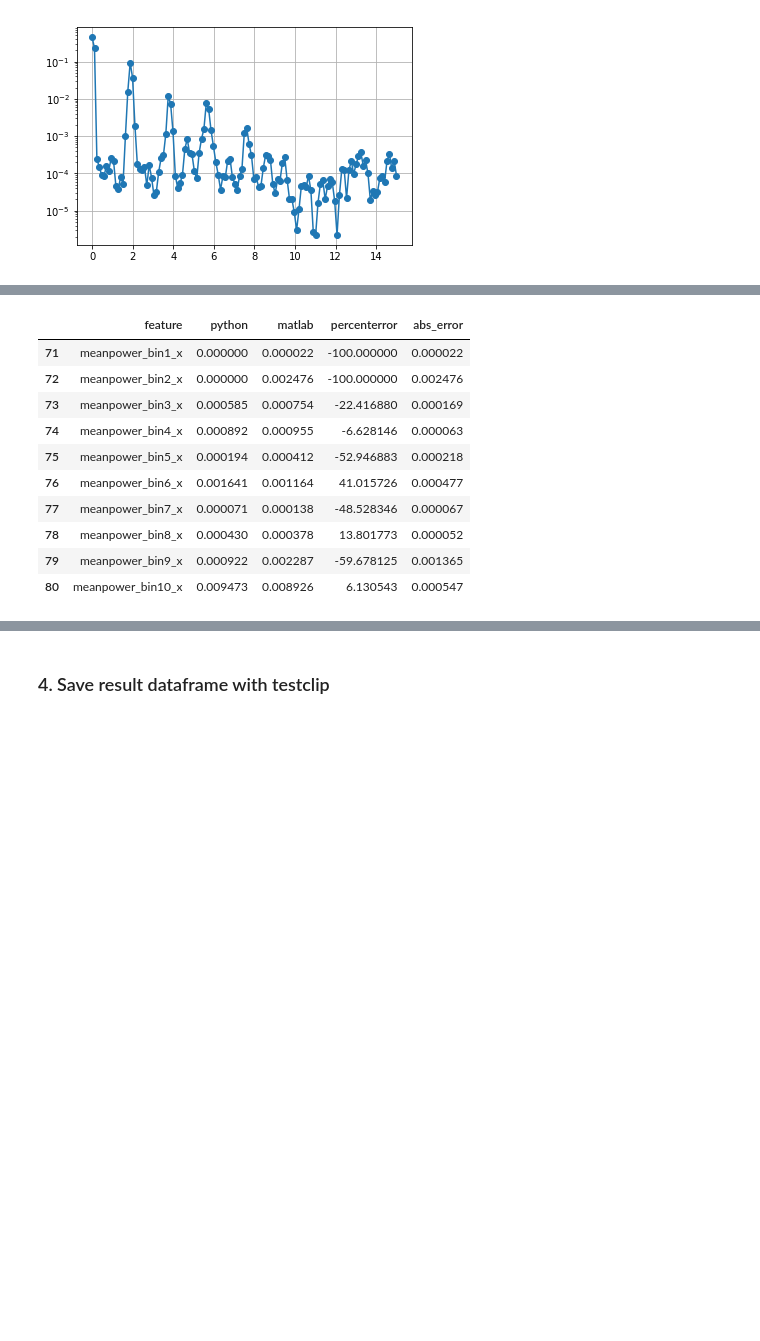
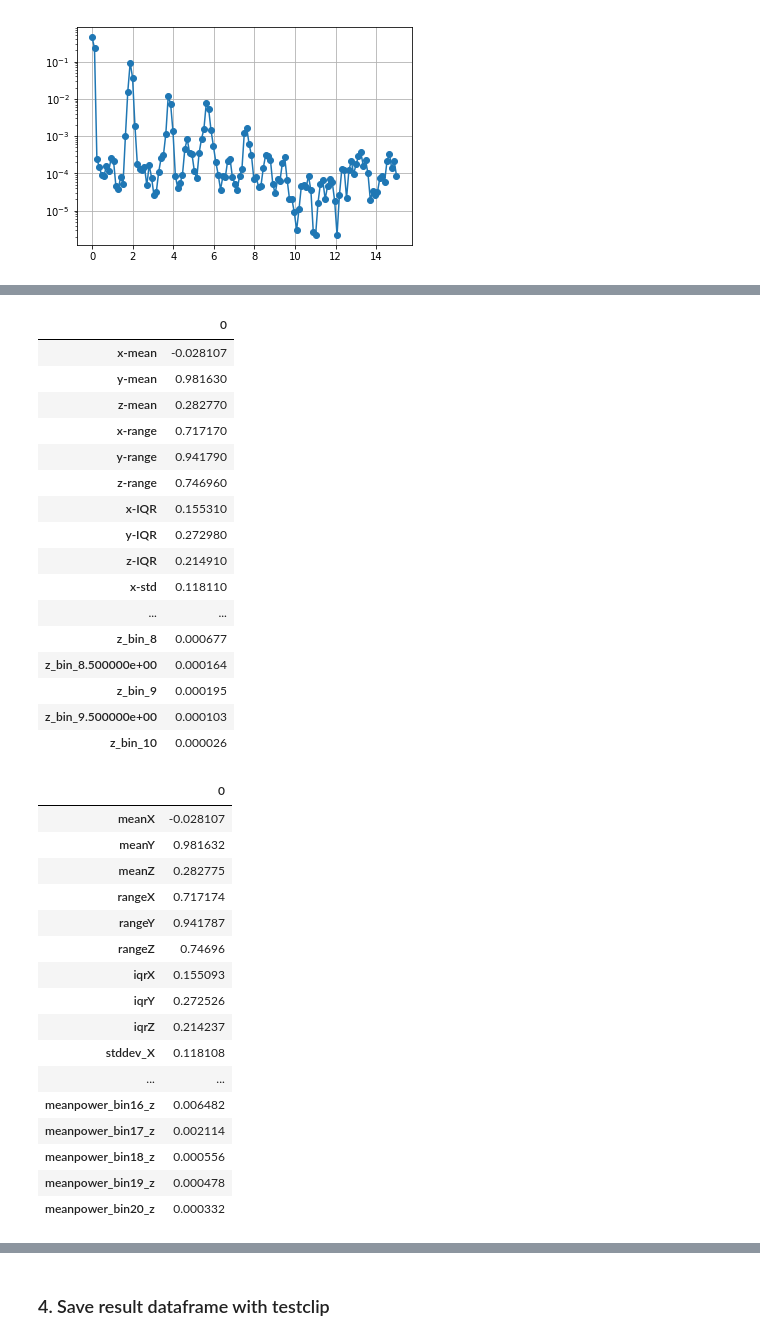
Before and after one commit to kamshee/activity-recognition-process, a Jupyter notebook: TestFeatures.ipynb, the cells around one changed output, grey strips where cells are left out. Drawn from its saved outputs; the diff is of its cells as text; code cells hidden in the pictures; blank space fills up the shorter version.

```diff
--- a/TestFeatures.ipynb
+++ b/TestFeatures.ipynb
@@ -769,16 +708,51 @@ result[71:].head(10)
-# %%
-# Note fm=0
-# power_spectra_welch_axis(rawdata,fm=0,fM=10)
-result[71:].head(10)
-# %% [output]
-|  | feature | python | matlab | percenterror | abs_error |
-| 71 | meanpower_bin1_x | 0.000000 | 0.000022 | -100.000000 | 0.000022 |
-| 72 | meanpower_bin2_x | 0.000000 | 0.002476 | -100.000000 | 0.002476 |
-| 73 | meanpower_bin3_x | 0.000585 | 0.000754 | -22.416880 | 0.000169 |
-| 74 | meanpower_bin4_x | 0.000892 | 0.000955 | -6.628146 | 0.000063 |
-| 75 | meanpower_bin5_x | 0.000194 | 0.000412 | -52.946883 | 0.000218 |
-| 76 | meanpower_bin6_x | 0.001641 | 0.001164 | 41.015726 | 0.000477 |
-| 77 | meanpower_bin7_x | 0.000071 | 0.000138 | -48.528346 | 0.000067 |
-| 78 | meanpower_bin8_x | 0.000430 | 0.000378 | 13.801773 | 0.000052 |
-| 79 | meanpower_bin9_x | 0.000922 | 0.002287 | -59.678125 | 0.001365 |
-| 80 | meanpower_bin10_x | 0.009473 | 0.008926 | 6.130543 | 0.000547 |
+# %%
+# extract features with featuretest and compared to matlab features
+pythonfea = featuretest(testclip)
+# cleanup type
+pythonfea2 = pythonfea.astype('float64')
+pythonfea2 = pythonfea2.apply(np.format_float_positional, precision=6)
+pythonfea2 = pythonfea2.to_frame()
+# %%
+# view 2 dataframes side by side: Matlab vs Python
+from IPython.display import display_html
+def display_side_by_side(*args):
+    html_str=''
+    for df in args:
+        html_str+=df.to_html()
+    display_html(html_str.replace('table','table style="display:inline"'),raw=True)
+display_side_by_side(matlab.T,pythonfea2)
+# %% [output]
+|  | 0 |
+| x-mean | -0.028107 |
+| y-mean | 0.981630 |
+| z-mean | 0.282770 |
+| x-range | 0.717170 |
+| y-range | 0.941790 |
+| z-range | 0.746960 |
+| x-IQR | 0.155310 |
+| y-IQR | 0.272980 |
+| z-IQR | 0.214910 |
+| x-std | 0.118110 |
+| ... | ... |
+| z_bin_8 | 0.000677 |
+| z_bin_8.500000e+00 | 0.000164 |
+| z_bin_9 | 0.000195 |
+| z_bin_9.500000e+00 | 0.000103 |
+| z_bin_10 | 0.000026 |
+|  | 0 |
+| meanX | -0.028107 |
+| meanY | 0.981632 |
+| meanZ | 0.282775 |
+| rangeX | 0.717174 |
+| rangeY | 0.941787 |
+| rangeZ | 0.74696 |
+| iqrX | 0.155093 |
+| iqrY | 0.272526 |
+| iqrZ | 0.214237 |
+| stddev_X | 0.118108 |
+| ... | ... |
+| meanpower_bin16_z | 0.006482 |
+| meanpower_bin17_z | 0.002114 |
+| meanpower_bin18_z | 0.000556 |
+| meanpower_bin19_z | 0.000478 |
+| meanpower_bin20_z | 0.000332 |
```
Also changed, not shown: parts of 46 cells of this notebook, 1 other file.
